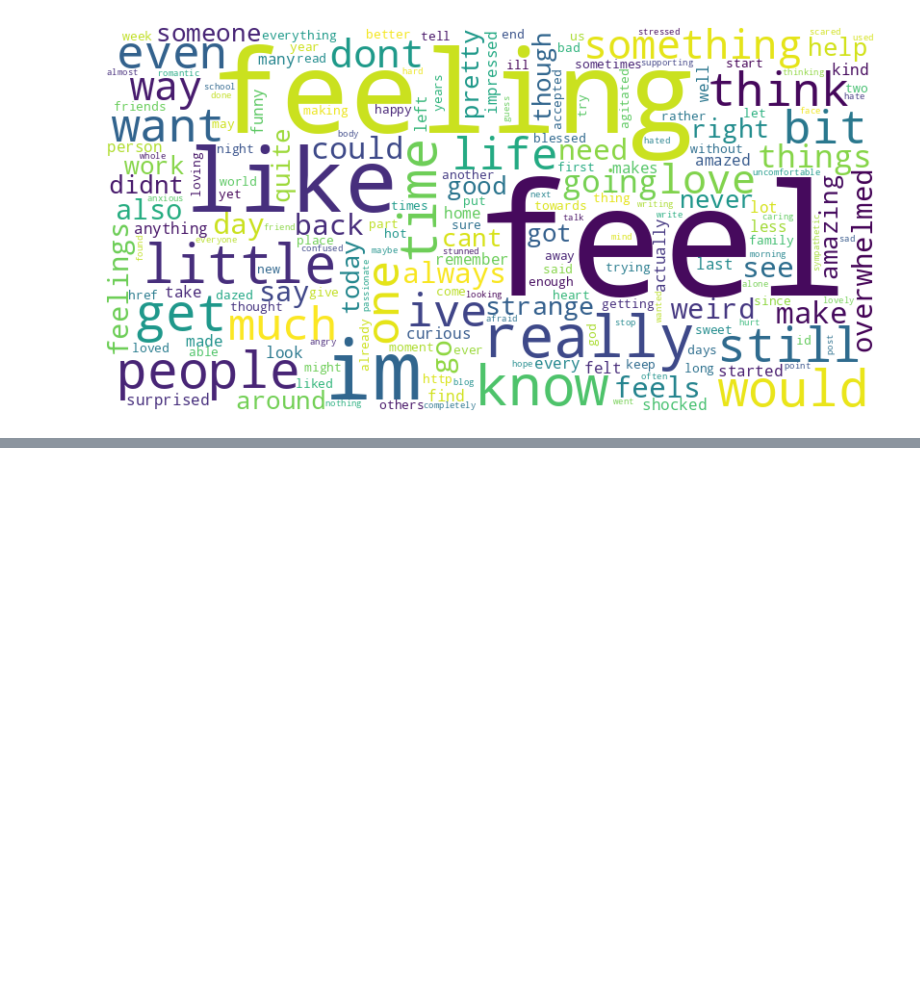
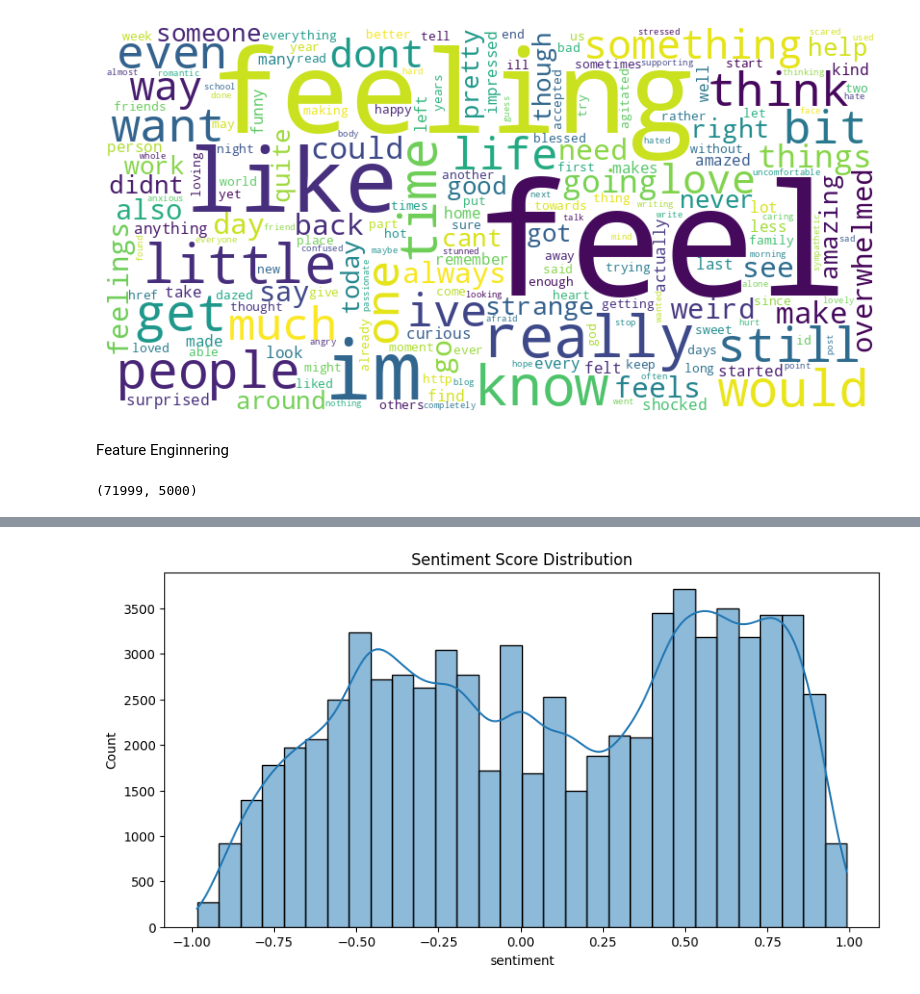
Before and after one commit to DilshanBotheju/EmotionDetectionUsingTexts-NLP-, a Jupyter notebook: EDA&FeatureEnginnering.ipynb, the cells around one changed output, grey strips where cells are left out. Drawn from its saved outputs; the diff is of its cells as text; code cells hidden in the pictures; blank space fills up the shorter version.

Commit message:
Vectorize the data and added sentiment analyzer

```diff
--- a/EDA&FeatureEnginnering.ipynb
+++ b/EDA&FeatureEnginnering.ipynb
@@ -84,3 +85,33 @@ plt.axis("off")
 plt.show()
 # %% [output]
 [figure]
+# %%
+# Drop uneceassar columns
+Emotion_data.drop(["word_count","char_count"], axis=1, inplace=True)
+# %% [markdown]
+Feature Enginnering
+# %%
+from sklearn.feature_extraction.text import TfidfVectorizer
+
+# Vecorization of text
+tfidf = TfidfVectorizer(max_features=5000, ngram_range=(1,2))
+X_tfidf = tfidf.fit_transform(Emotion_data["cleaned_text"])
+
+print(X_tfidf.shape)
+# %% [output]
+(71999, 5000)
+# %%
+from nltk.sentiment import SentimentIntensityAnalyzer
+
+nltk.download("vader_lexicon")
+sia = SentimentIntensityAnalyzer()
+
+# Sentimental analysis of the dataset
+Emotion_data["sentiment"] = Emotion_data["cleaned_text"].apply(lambda x: sia.polarity_scores(x)["compound"])
+
+# Plot sentiment distribution
+plt.figure(figsize=(10, 5))
+sns.histplot(Emotion_data["sentiment"], bins=30, kde=True)
+plt.title("Sentiment Score Distribution")
+plt.show()
+# %% [output]
@@ -86,0 +119 @@ plt.show()
+[figure, added]
```
Also changed, not shown: parts of 3 cells of this notebook.
